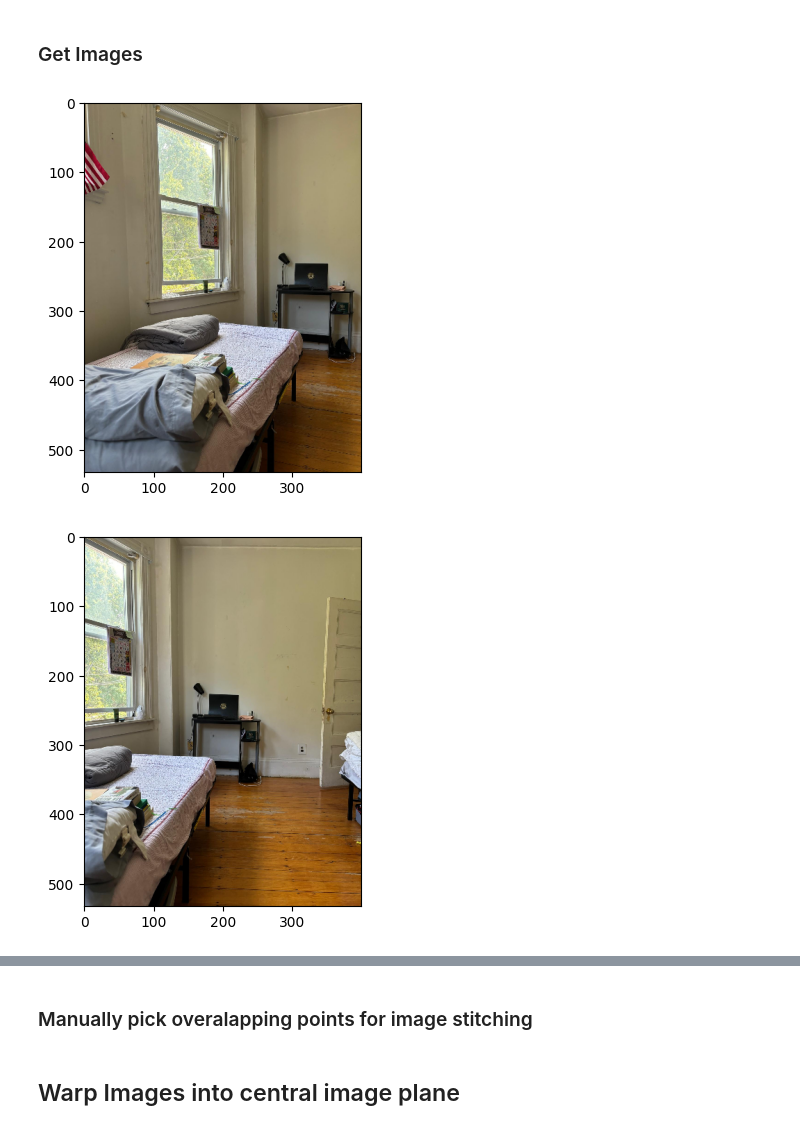
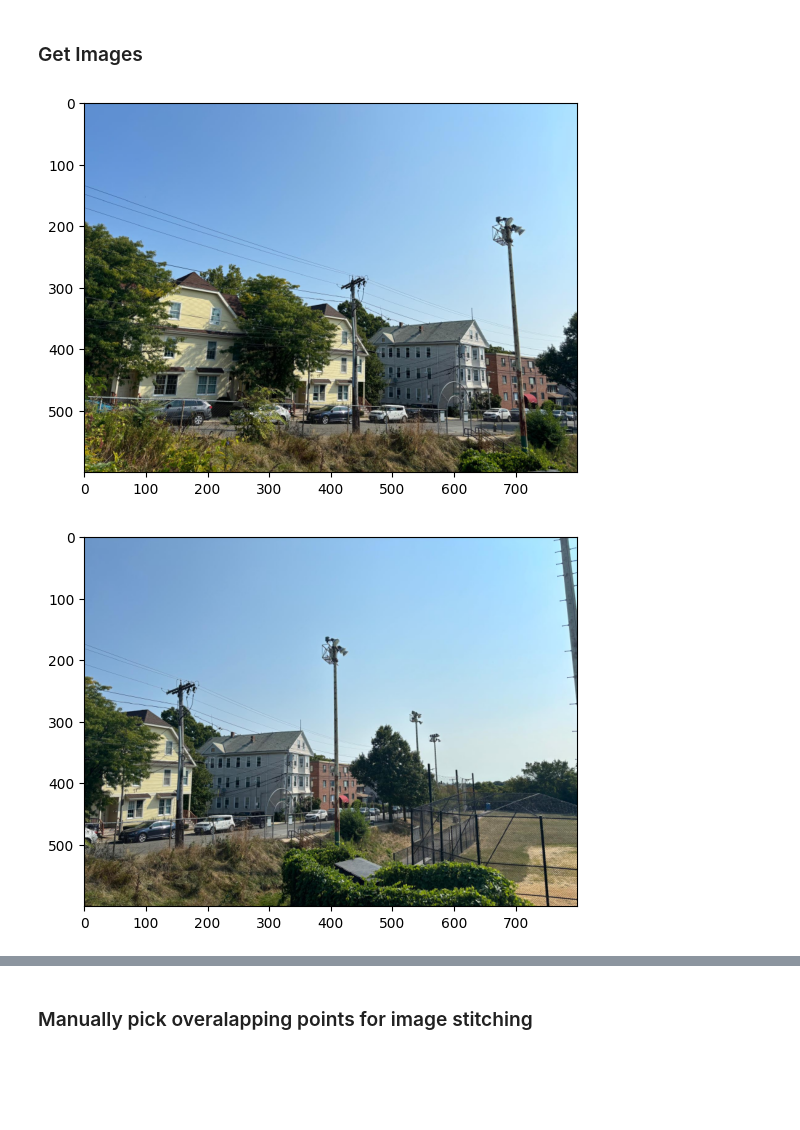
Before and after one commit to KSorte/Autonomous_Field_Robotics, a Jupyter notebook: image_stitching/compute_homography.ipynb, the cells around one changed output, grey strips where cells are left out. Cells and saved outputs as stored; diff of their text form; code cells hidden in the pictures; blank space fills up the shorter version.

```diff
--- a/image_stitching/compute_homography.ipynb
+++ b/image_stitching/compute_homography.ipynb
@@ -284,9 +327,10 @@ plt.show()
 # %% [markdown]
 ### Get Images
 # %%
+%matplotlib inline
 homography = Homography()
 
-homography.get_images_for_stitching(downsampling_factor=3)
+homography.get_images_for_stitching(downsampling_factor=2)
 # %% [output]
-[figure, old version]
+[figure, new version]
-[figure, old version]
+[figure, new version]
@@ -298,2 +342,0 @@ homography.get_points_for_image_stitching(num_points=4)
-# %% [markdown]
-## Warp Images into central image plane
```
Also changed, not shown: parts of 9 cells of this notebook, 16 other files.
